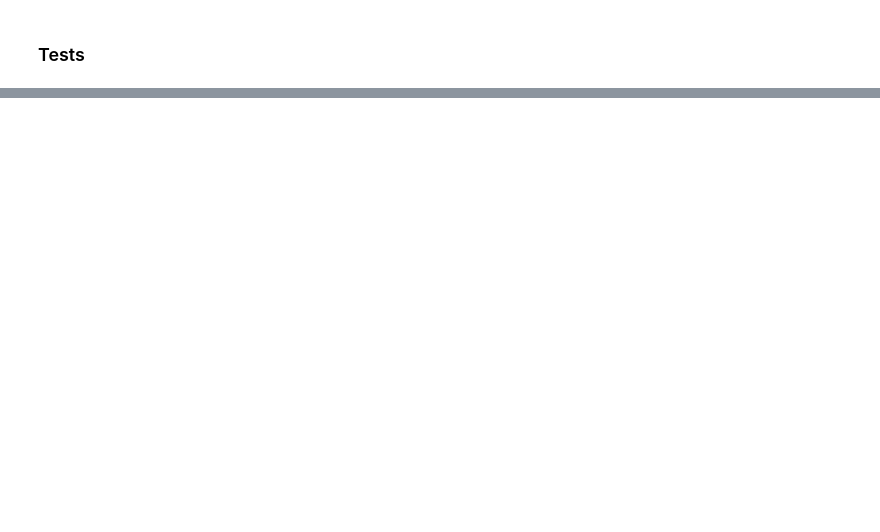
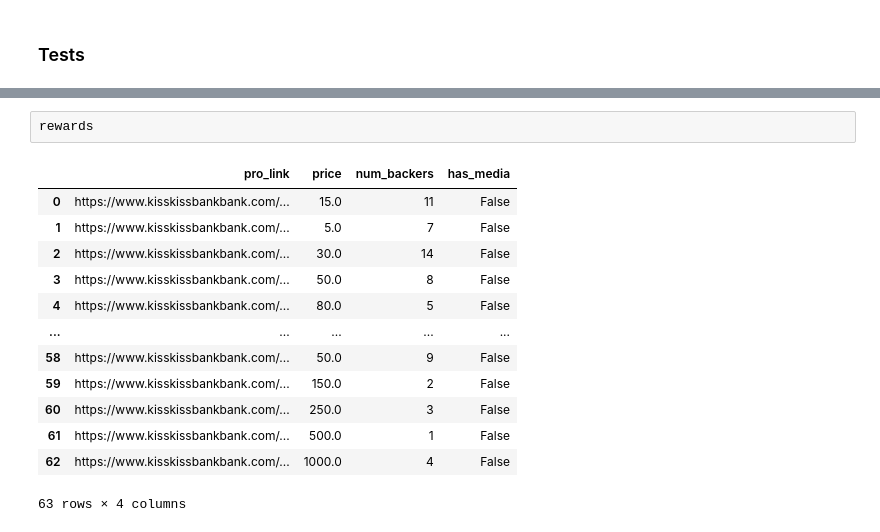
Before and after one commit to nghiadanh26/Crowdfunding, a Jupyter notebook: collect_data_v2.ipynb, the cells around one changed output, grey strips where cells are left out. Cells and saved outputs as stored; diff of their text form; blank space fills up the shorter version.

```diff
--- a/collect_data_v2.ipynb
+++ b/collect_data_v2.ipynb
@@ -257,0 +351,16 @@ https://www.kisskissbankbank.com/en/projects/transformation-d-un-conteneur-marit
+# %%
+rewards
+# %% [output]
+|  | pro_link | price | num_backers | has_media |
+| 0 | https://www.kisskissbankbank.com/... | 15.0 | 11 | False |
+| 1 | https://www.kisskissbankbank.com/... | 5.0 | 7 | False |
+| 2 | https://www.kisskissbankbank.com/... | 30.0 | 14 | False |
+| 3 | https://www.kisskissbankbank.com/... | 50.0 | 8 | False |
+| 4 | https://www.kisskissbankbank.com/... | 80.0 | 5 | False |
+| ... | ... | ... | ... | ... |
+| 58 | https://www.kisskissbankbank.com/... | 50.0 | 9 | False |
+| 59 | https://www.kisskissbankbank.com/... | 150.0 | 2 | False |
+| 60 | https://www.kisskissbankbank.com/... | 250.0 | 3 | False |
+| 61 | https://www.kisskissbankbank.com/... | 500.0 | 1 | False |
+| 62 | https://www.kisskissbankbank.com/... | 1000.0 | 4 | False |
+63 rows × 4 columns
```
Also changed, not shown: parts of 11 cells of this notebook.
